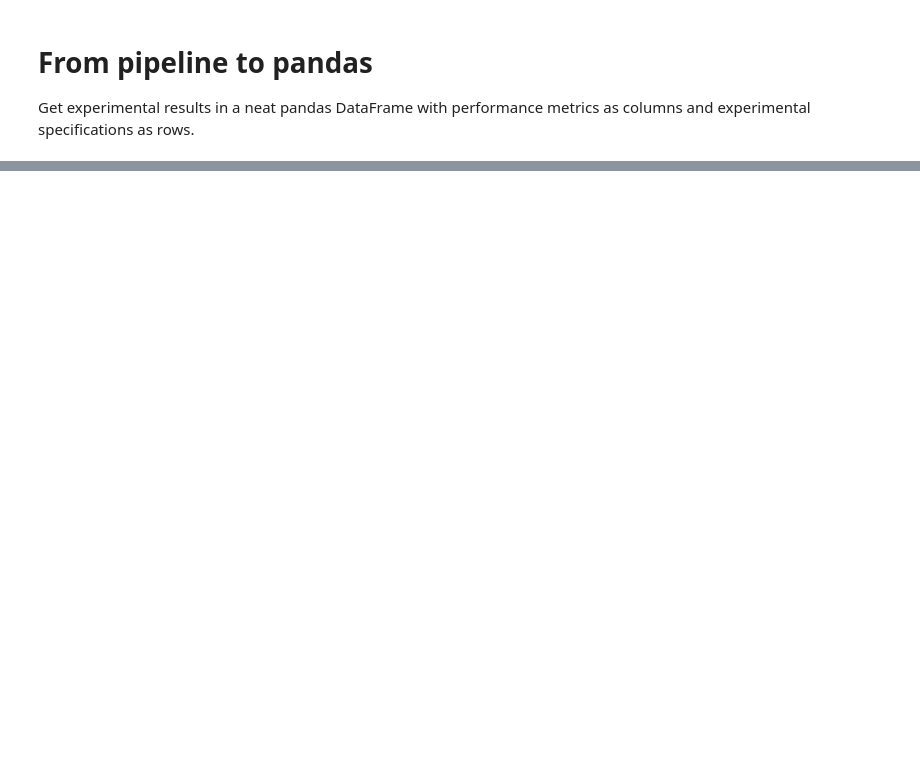
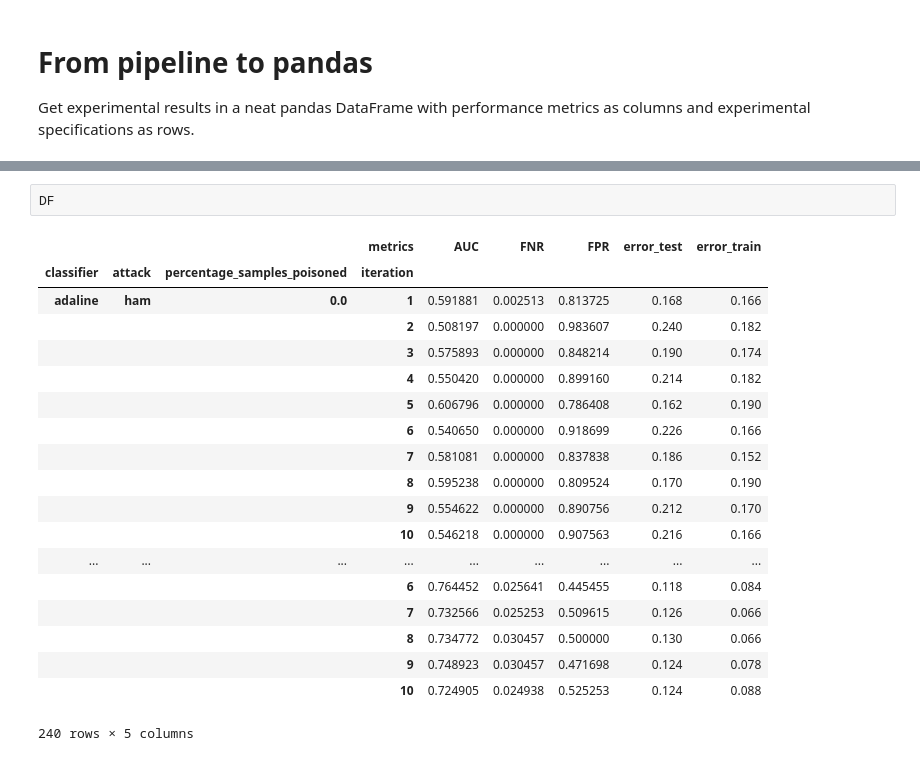
Before and after one commit to galvanic/adversML, a Jupyter notebook: notebooks/pipeline2pandas.ipynb, the cells around one changed output, grey strips where cells are left out. Cells and saved outputs as stored; diff of their text form; blank space fills up the shorter version.

```diff
--- a/notebooks/pipeline2pandas.ipynb
+++ b/notebooks/pipeline2pandas.ipynb
@@ -67 +29,23 @@ df
+# %%
+DF
+# %% [output]
+|  |  |  | metrics | AUC | FNR | FPR | error_test | error_train |
+| classifier | attack | percentage_samples_poisoned | iteration |  |  |  |  |  |
+| adaline | ham | 0.0 | 1 | 0.591881 | 0.002513 | 0.813725 | 0.168 | 0.166 |
+|  |  |  | 2 | 0.508197 | 0.000000 | 0.983607 | 0.240 | 0.182 |
+|  |  |  | 3 | 0.575893 | 0.000000 | 0.848214 | 0.190 | 0.174 |
+|  |  |  | 4 | 0.550420 | 0.000000 | 0.899160 | 0.214 | 0.182 |
+|  |  |  | 5 | 0.606796 | 0.000000 | 0.786408 | 0.162 | 0.190 |
+|  |  |  | 6 | 0.540650 | 0.000000 | 0.918699 | 0.226 | 0.166 |
+|  |  |  | 7 | 0.581081 | 0.000000 | 0.837838 | 0.186 | 0.152 |
+|  |  |  | 8 | 0.595238 | 0.000000 | 0.809524 | 0.170 | 0.190 |
+|  |  |  | 9 | 0.554622 | 0.000000 | 0.890756 | 0.212 | 0.170 |
+|  |  |  | 10 | 0.546218 | 0.000000 | 0.907563 | 0.216 | 0.166 |
+| ... | ... | ... | ... | ... | ... | ... | ... | ... |
+|  |  |  | 6 | 0.764452 | 0.025641 | 0.445455 | 0.118 | 0.084 |
+|  |  |  | 7 | 0.732566 | 0.025253 | 0.509615 | 0.126 | 0.066 |
+|  |  |  | 8 | 0.734772 | 0.030457 | 0.500000 | 0.130 | 0.066 |
+|  |  |  | 9 | 0.748923 | 0.030457 | 0.471698 | 0.124 | 0.078 |
+|  |  |  | 10 | 0.724905 | 0.024938 | 0.525253 | 0.124 | 0.088 |
+240 rows × 5 columns
 # %%
```
Also changed, not shown: parts of 7 cells of this notebook, 1 other file.
